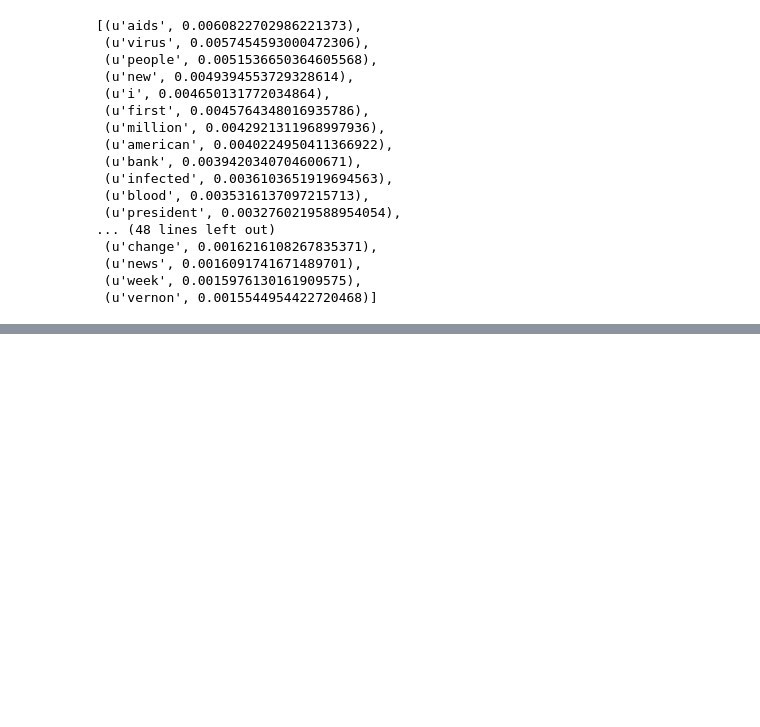
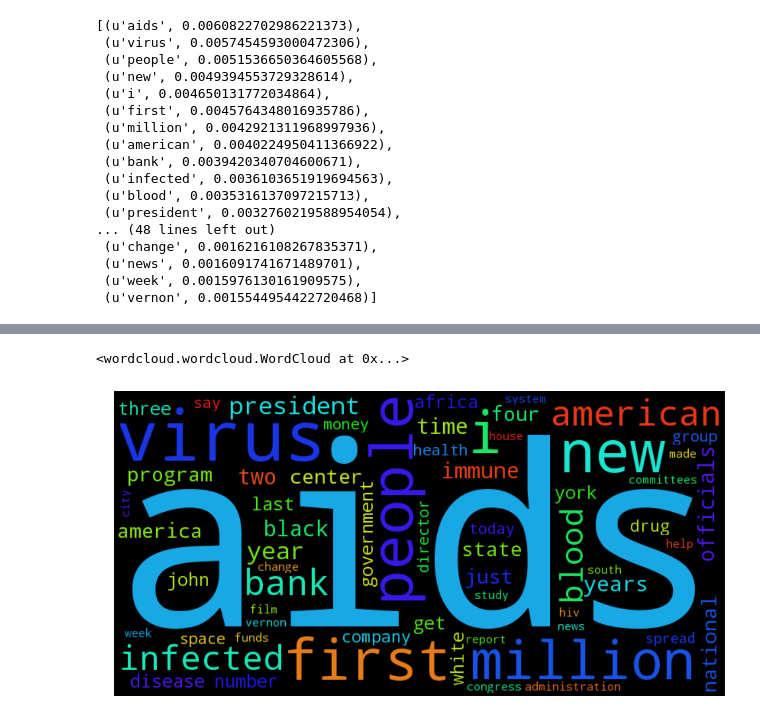
Before and after one commit to ermakovpetr/npl_for_students, a Jupyter notebook: lda.ipynb, the cells around one changed output, grey strips where cells are left out. Cells and saved outputs as stored; diff of their text form; code cells hidden in the pictures; blank space fills up the shorter version.

```diff
--- a/lda.ipynb
+++ b/lda.ipynb
@@ -183,0 +186,2 @@ words
+# %%
+wc =  wordcloud.WordCloud(width=800, height=400, margin=5)
@@ -183,0 +208,11 @@ words
+# %%
+wc.generate_from_frequencies(words)
+# %% [output]
+<wordcloud.wordcloud.WordCloud at 0x...>
+# %%
+plt.figure(figsize=(20, 10))
+plt.imshow(wc)
+plt.axis('off')
+plt.show()
+# %% [output]
+[figure, added]
```
Also changed, not shown: parts of 3 cells of this notebook.
